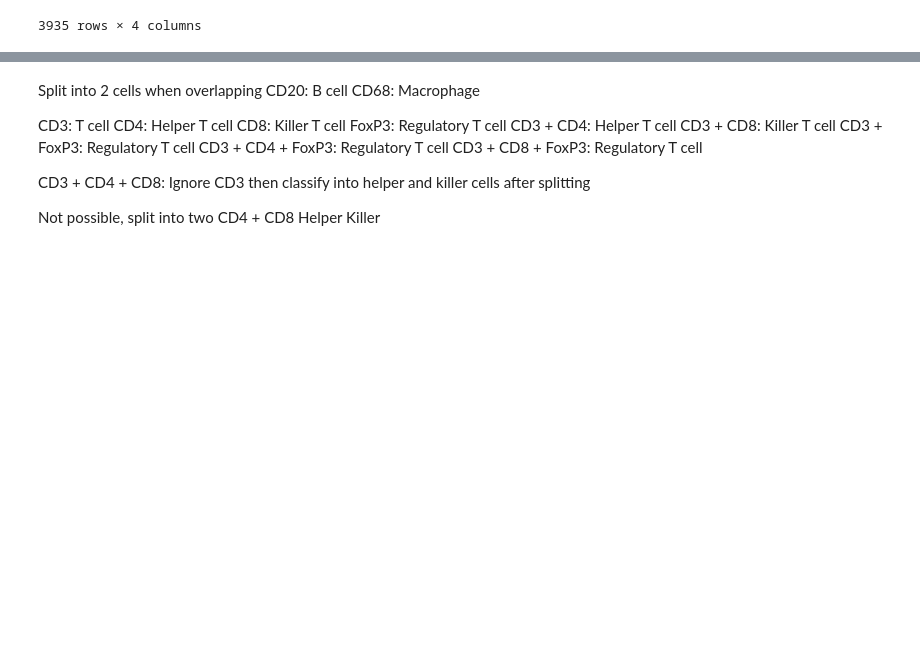
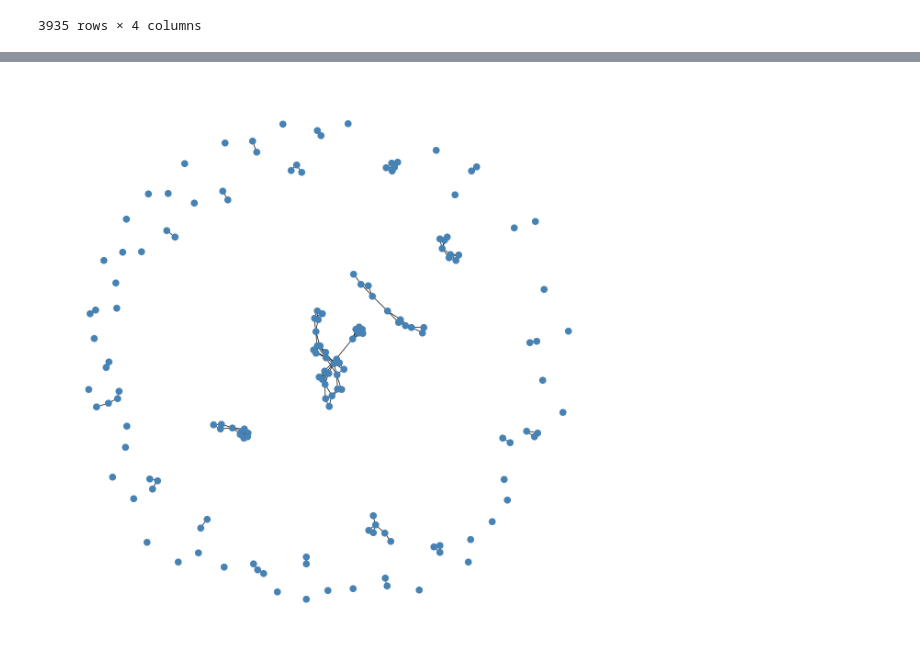
Before and after one commit to RPChinhara/mihc-breast-cancer, a Jupyter notebook: network_viz.ipynb, the cells around one changed output, grey strips where cells are left out. Cells and saved outputs as stored; diff of their text form; code cells hidden in the pictures; blank space fills up the shorter version.

```diff
--- a/network_viz.ipynb
+++ b/network_viz.ipynb
@@ -102,20 +184,27 @@ array(['Tumor', 'Helper T cell', 'Killer T cell', 'B cell', 'T cell',
-# %% [markdown]
-Split into 2 cells when overlapping
-CD20: B cell
-CD68: Macrophage
-
-CD3: T cell
-CD4: Helper T cell
-CD8: Killer T cell
-FoxP3: Regulatory T cell
-CD3 + CD4: Helper T cell
-CD3 + CD8: Killer T cell
-CD3 + FoxP3: Regulatory T cell
-CD3 + CD4 + FoxP3: Regulatory T cell
-CD3 + CD8 + FoxP3: Regulatory T cell
-
-CD3 + CD4 + CD8: Ignore CD3 then classify into helper and killer cells after splitting
-
-Not possible, split into two
-CD4       +    CD8
-Helper          Killer
+# %%
+G = nx.Graph()
+
+for idx, row in patient.iterrows():
+    G.add_node(idx, pos=(row['Centroid X µm'], - row['Centroid Y µm']), type=row['Class'])
+# %%
+def euclidean_distance(p1, p2):
+    return math.sqrt((p1[0] - p2[0])**2 + (p1[1] - p2[1])**2)
+# %%
+for (node1, row1), (node2, row2) in combinations(patient.iterrows(), 2):
+    pos1 = (row1['Centroid X µm'], row1['Centroid Y µm'])
+    pos2 = (row2['Centroid X µm'], row2['Centroid Y µm'])
+    if euclidean_distance(pos1, pos2) < 39:
+        G.add_edge(node1, node2)
+# %%
+# pos = nx.get_node_attributes(G, 'pos')
+
+tumor_nodes = [node for node, data in G.nodes(data=True) if data.get('type') == 'Tumor']
+tumor_graph = G.subgraph(tumor_nodes)
+
+pos = nx.spring_layout(tumor_graph)
+
+plt.figure(figsize=(12, 12))
+nx.draw(tumor_graph, pos, node_size=100, node_color='steelblue')
+plt.show()
+# %% [output]
+[figure, added]
```
Also changed, not shown: parts of 8 cells of this notebook.
